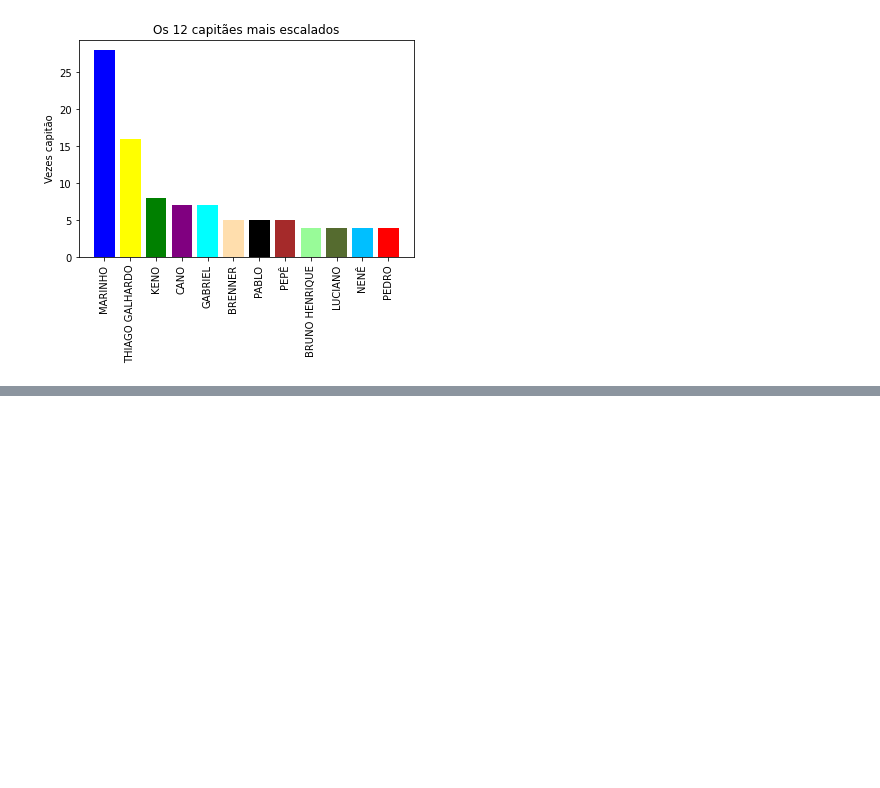
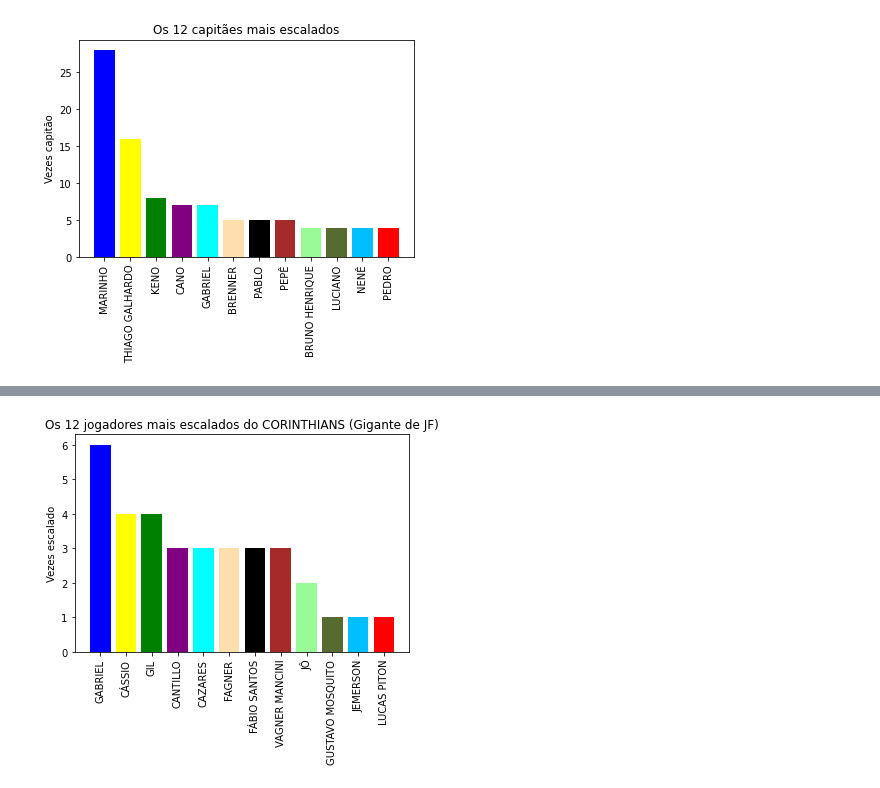
Before and after one commit to Eric-Mendes/estatisticas-quem-cair-calil, a Jupyter notebook: estudo_das_escalacoes_times_serios.ipynb, the cells around one changed output, grey strips where cells are left out. Cells and saved outputs as stored; diff of their text form; code cells hidden in the pictures; blank space fills up the shorter version.

```diff
--- a/estudo_das_escalacoes_times_serios.ipynb
+++ b/estudo_das_escalacoes_times_serios.ipynb
@@ -182,0 +254,37 @@ plt.show()
+# %%
+def plot_jogadores(time, equipe):
+  tam = 12
+  jogs = np.unique(list(df['JOGADOR'].loc[(df.EQUIPE == equipe) & (df.TIME == time)]))
+  if len(jogs) < 12:
+    tam = len(jogs)
+  plot_data = []
+  for jog in jogs:
+    plot_data.append((jog, df['JOGADOR'].loc[(df['EQUIPE'] == equipe) & (df['JOGADOR'] == jog)].count()))
+
+
+
+  plot_data = sorted(plot_data, reverse=True, key=lambda tup: tup[1])
+  j = []
+  vez = []
+
+  for i in range(len(plot_data)):
+    j.append(plot_data[i][0])
+    vez.append(plot_data[i][1])
+
+
+  plt.ylabel('Vezes escalado')
+  N = len(j[:tam])
+  ind = np.arange(N)
+  plt.xticks(ind, j[:tam], rotation='vertical')
+  plt.yticks(np.arange(0, max(vez[:tam])+2, 1))
+  plt.title('Os {} jogadores mais escalados do {} ({})'.format(tam, time, equipe))
+  plt.bar(j[:tam], vez[:tam], color=['blue', 'yellow', 'green', 'purple',
+                      'aqua', 'navajowhite', 'black', 'brown',
+                      'palegreen', 'darkolivegreen', 'deepskyblue', 'red',
+                      'magenta', 'navy', 'greenyellow', 'pink',
+                      'peachpuff', 'thistle', 'grey', 'gold'])
+  plt.show()
+# %%
+plot_jogadores('CORINTHIANS', 'Gigante de JF')
+# %% [output]
+[figure, added]
```
Also changed, not shown: parts of 9 cells of this notebook.
